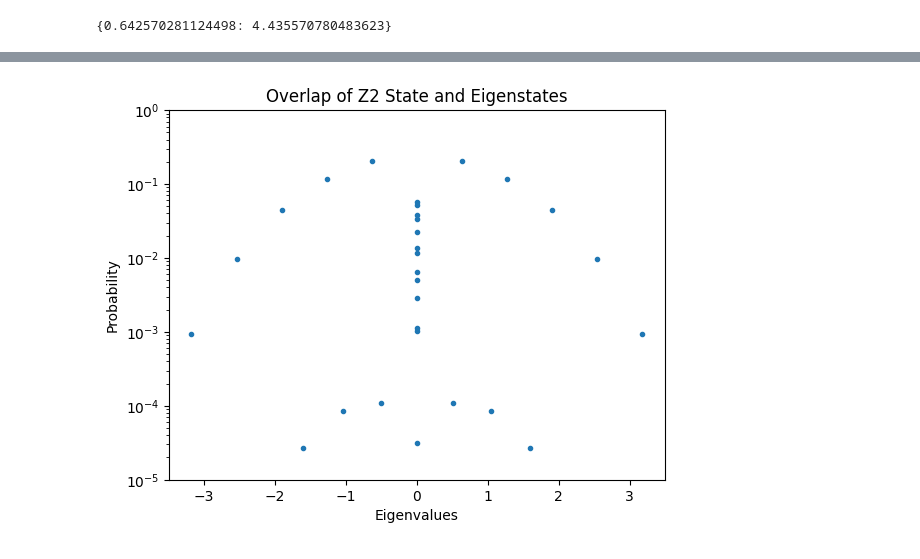
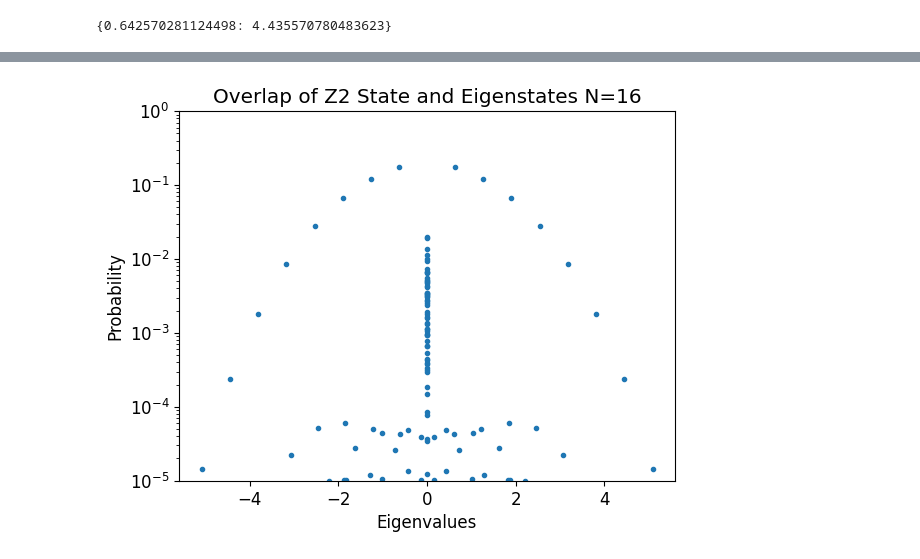
Before and after one commit to Idden/Quantum-Internship, a Jupyter notebook: Quantum_Batteries_Scars/betterPXP_Hamitonian.ipynb, the cells around one changed output, grey strips where cells are left out. Drawn from its saved outputs; the diff is of its cells as text; code cells hidden in the pictures.

```diff
--- a/Quantum_Batteries_Scars/betterPXP_Hamitonian.ipynb
+++ b/Quantum_Batteries_Scars/betterPXP_Hamitonian.ipynb
@@ -10,5 +10,5 @@ from Quantum_Batteries_Scars.disorder_tests.quantumScarFunctions import *
 # %%
-N = 14 # IDDEN MAKE SURE TO MAKE THIS AN EVEN NUMBER <-----------------------------------------------------------------------------------------------------------------------------
+N = 16 # IDDEN MAKE SURE TO MAKE THIS AN EVEN NUMBER <-----------------------------------------------------------------------------------------------------------------------------
 basisList = binNoConsecOnesEfficient(N)
 for basis in basisList:
     if basis[0] == '1' and basis[-1] == '1':
@@ -373,5 +377,5 @@ print(wc_omega_pair)
 # %%
-plotAmpEigenstatesZ2Log(H0, psi0)
+plotAmpEigenstatesZ2Log(H0, psi0, N)
 # %% [output]
-[figure, old version]
+[figure, new version]
 # %%
```
Also changed, not shown: parts of 3 cells of this notebook, 4 other files.
